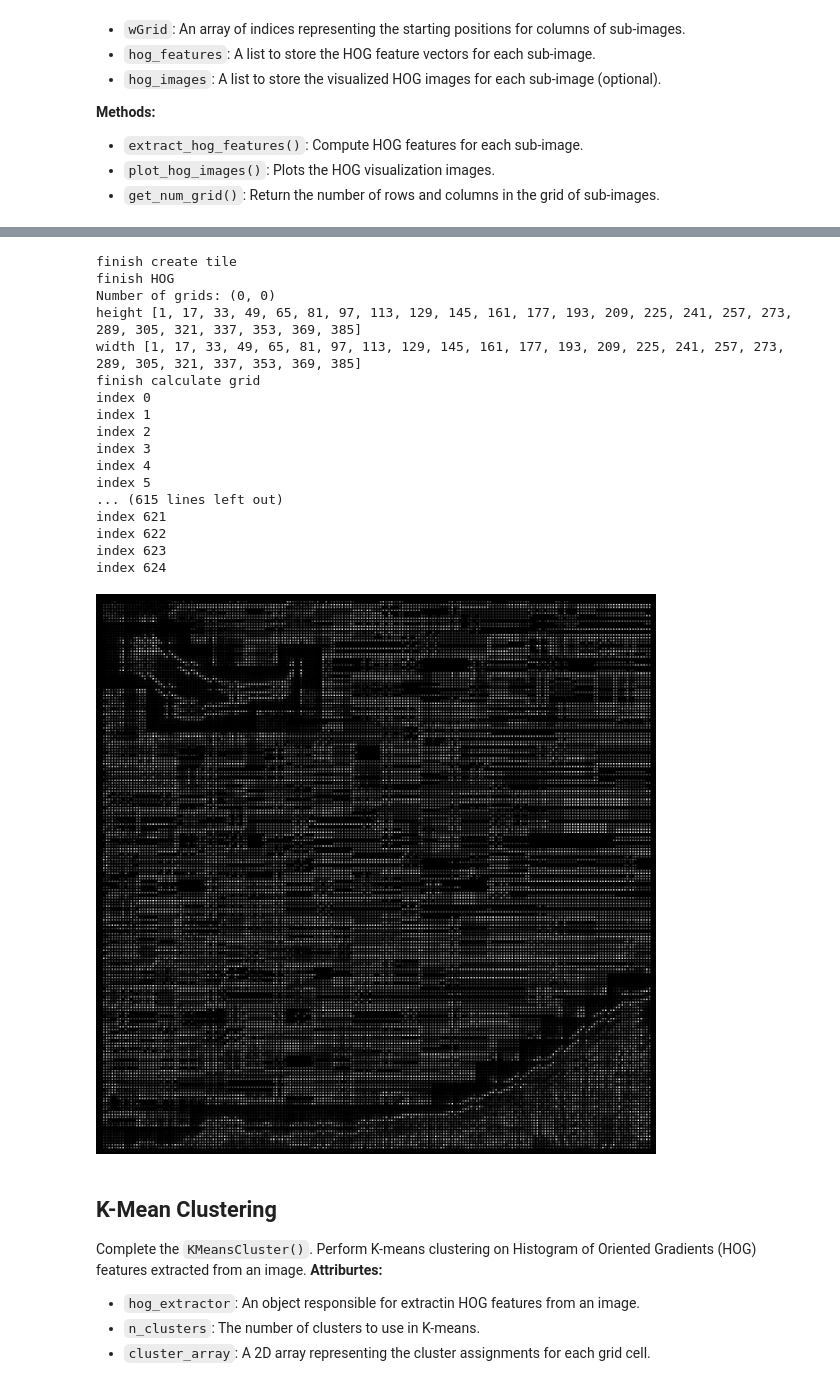
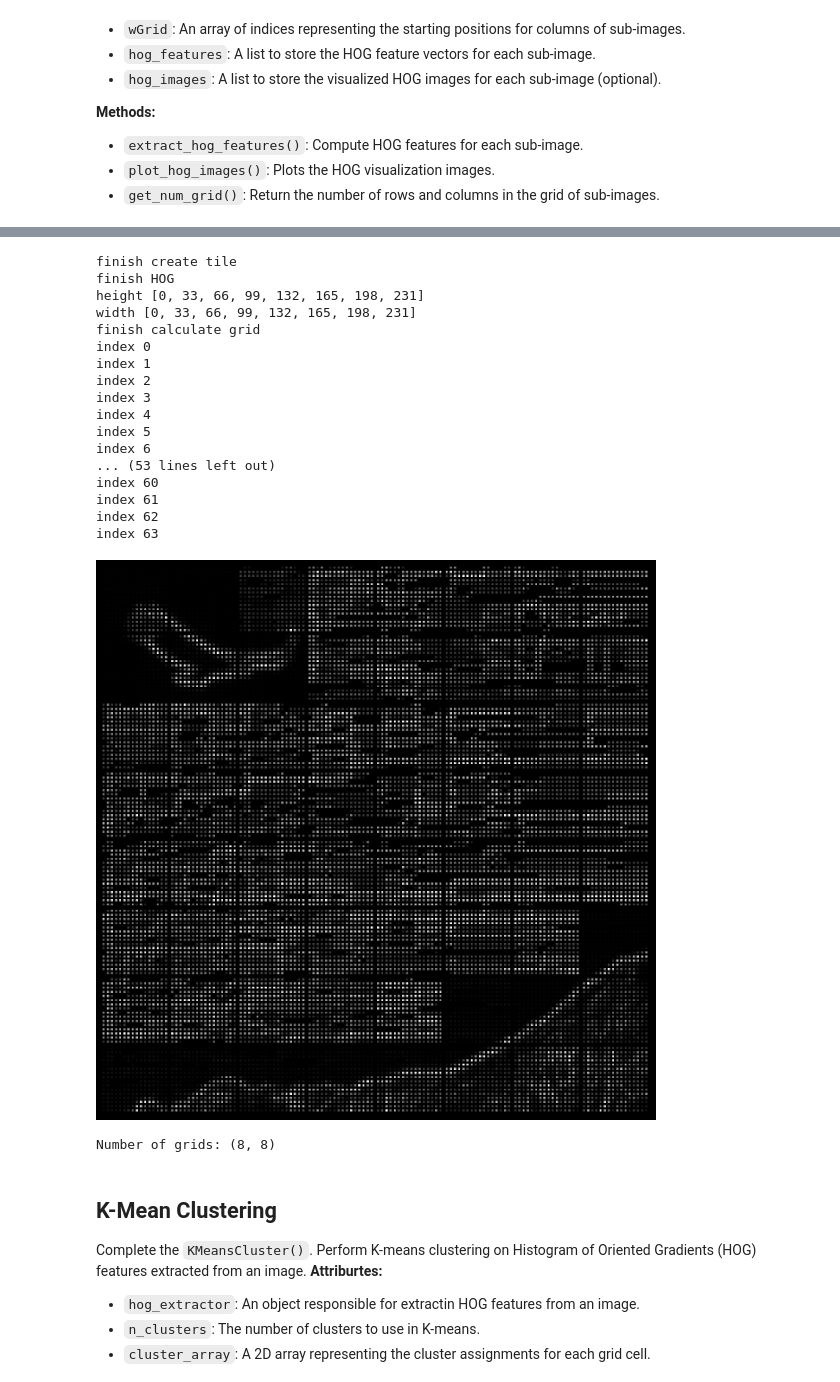
Before and after one commit to JuniorMJMJ/Image-Processing-Course-2025, a Jupyter notebook: Lab3_Image-Segmentation/Lab3_Image Segmentation.ipynb, the cells around one changed output, grey strips where cells are left out. Saved outputs shown, nothing was run; the diff lists cells and outputs as text; code cells hidden in the pictures.

```diff
--- a/Lab3_Image-Segmentation/Lab3_Image Segmentation.ipynb
+++ b/Lab3_Image-Segmentation/Lab3_Image Segmentation.ipynb
@@ -68,14 +68,15 @@ Gaussian Blur คือการใช้ Gaussian function ในการเ
 # %%
 ### START CODE HERE ###
 
-blurry_image = cv2.GaussianBlur(image, (3, 3), 0)
+blurry_image = cv2.GaussianBlur(image, (5, 5), 0)
+image = blurry_image
 # plt.imshow(blurry_image)
 
 fd, hog_image = hog(
-      blurry_image,
+      image,
       # image,
       orientations=8,
-      pixels_per_cell=(4, 4),
+      pixels_per_cell=(8, 8),
       cells_per_block=(2, 2),
       visualize=True,
       channel_axis=-1,  #ระบุว่าแชนเนลสีอยู่ที่แกนสุดท้าย เช่น (H, W, C) จะใช้ -1
@@ -181,9 +181,11 @@ class HOGSubimageExtractor:
             for i in range(int(math.ceil(self.h/(self.stride[1] * 1.0)))):
                   for j in range(int(math.ceil(self.w/(self.stride[0] * 1.0)))):
                         cropped_img = self.image[self.stride[1]*i:min(self.stride[1]*i+self.tile_size[1], self.h), self.stride[0]*j:min(self.stride[0]*j+self.tile_size[0], self.w)]
-
                         if cropped_img.shape[0] >= self.tile_size[0] and cropped_img.shape[1] >= self.tile_size[1]:
                               self.tiles.append(cropped_img)
+                        else:
+                              self.tiles.append(cv2.resize(cropped_img, self.tile_size))
+
             print("finish create tile")
 
       def extract_hog_features(self):
@@ -218,7 +220,6 @@ class HOGSubimageExtractor:
                         sub_img = (sub_img * 255).astype(np.uint8)
 
                         grid_image[y:y+self.tile_size[0], x:x+self.tile_size[1]] = sub_img
-                        print("index",index)
                         index += 1
 
             plt.figure(figsize=(16, 16))
@@ -229,16 +230,19 @@ class HOGSubimageExtractor:
 
       def calculate_grid(self, padding=1):
 
-            n_row = self.h // self.stride[0]
-            n_col = self.w // self.stride[1]
+            n_row = int(math.ceil(self.h/(self.stride[0] * 1.0)))
+            n_col = int(math.ceil(self.w/(self.stride[1] * 1.0)))
 
-            height = (n_row * (self.tile_size[0])) + padding*2
-            width = (n_col * (self.tile_size[1])) + padding*2
+            # n_row = self.h // self.stride[0]
+            # n_col = self.w // self.stride[1]
+
+            height = (n_row * (self.tile_size[0] + padding)) + padding
+            width = (n_col * (self.tile_size[1] + padding)) + padding
 
             for r in range(n_row) :
-                  self.hGrid.append(padding+ (r*self.tile_size[0]))
+                  self.hGrid.append(r*(self.tile_size[0]+padding))
             for c in range(n_col) :
-                  self.wGrid.append(padding+ (c*self.tile_size[1]))
+                  self.wGrid.append(c*(self.tile_size[1]+padding))
 
             print("height",self.hGrid)
             print("width",self.hGrid)
@@ -248,6 +252,8 @@ class HOGSubimageExtractor:
             return int(height), int(width)
 
       def get_num_grid(self):
+            if not self.hGrid or not self.wGrid:
+                  self.calculate_grid()
             return len(self.hGrid), len(self.wGrid)
 ## END CODE HERE ###
 # %% [markdown]
@@ -266,33 +272,34 @@ Let's use `HOGSubimageExtractor()` in the cell below.
 </details>
 # %%
 ## START CODE HERE ###
-tile_size = (16, 16)
-stride = (10, 10)
+tile_size = (32, 32)
+stride = (32, 32)
 hog_extractor = HOGSubimageExtractor(image, tile_size, stride)
+hog_extractor.plot_hog_images()
 num_grid = hog_extractor.get_num_grid()
 print(f'Number of grids: {num_grid}')
-hog_extractor.plot_hog_images()
 
 ## END CODE HERE ###
 # %% [output]
 finish create tile
 finish HOG
-Number of grids: (0, 0)
-height [1, 17, 33, 49, 65, 81, 97, 113, 129, 145, 161, 177, 193, 209, 225, 241, 257, 273, 289, 305, 321, 337, 353, 369, 385]
-width [1, 17, 33, 49, 65, 81, 97, 113, 129, 145, 161, 177, 193, 209, 225, 241, 257, 273, 289, 305, 321, 337, 353, 369, 385]
+height [0, 33, 66, 99, 132, 165, 198, 231]
+width [0, 33, 66, 99, 132, 165, 198, 231]
 finish calculate grid
 index 0
 index 1
 index 2
 index 3
 index 4
 index 5
-... (615 lines left out)
-index 621
-index 622
-index 623
-index 624
+index 6
+... (53 lines left out)
+index 60
+index 61
+index 62
+index 63
-[figure, old version]
+[figure, new version]
+Number of grids: (8, 8)
 # %% [markdown]
 ## K-Mean Clustering
 Complete the `KMeansCluster()`.
```
Also changed, not shown: parts of 11 cells of this notebook.
